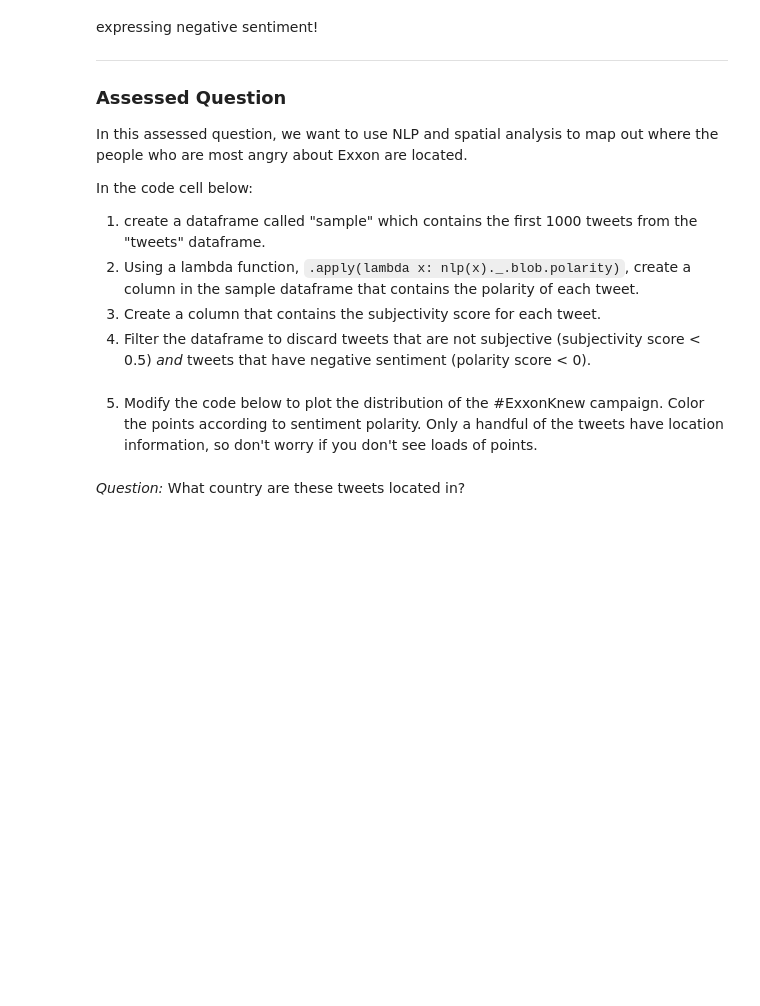
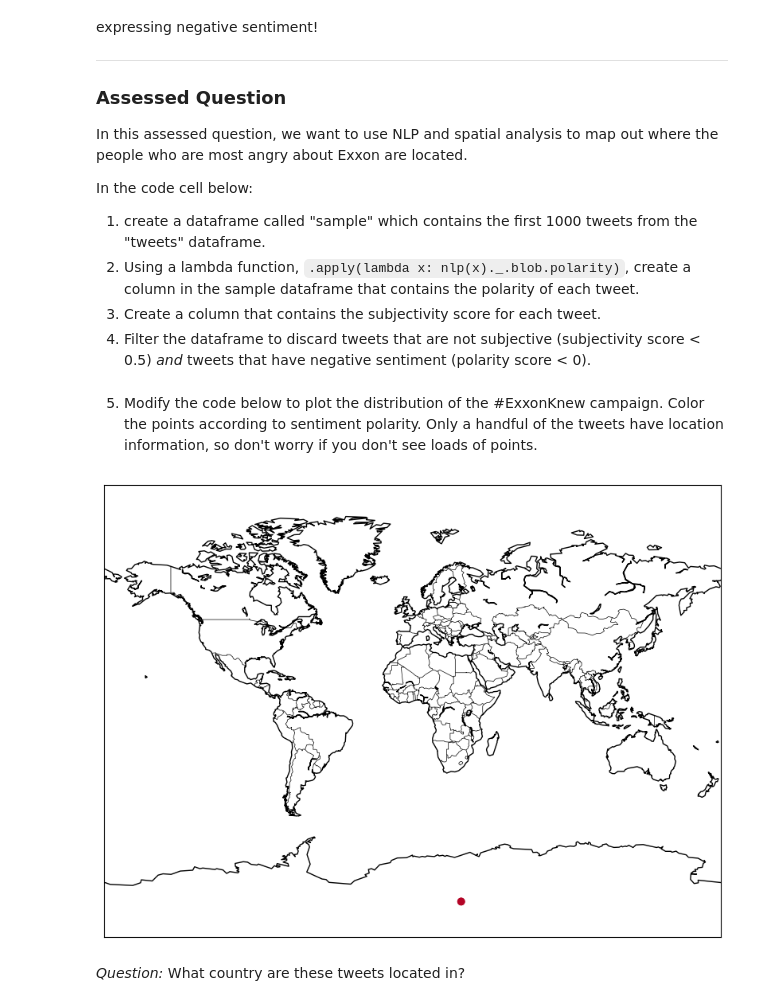
Before and after one commit to marialevina1/QM2, a Jupyter notebook: notebooks/W04. Natural Language Processing.ipynb, the cells around one changed output. Cells and saved outputs as stored; diff of their text form; code cells hidden in the pictures; blank space fills up the shorter version.

```diff
--- a/notebooks/W04. Natural Language Processing.ipynb
+++ b/notebooks/W04. Natural Language Processing.ipynb
@@ -653,5 +614,15 @@ In the code cell below:
 2. Using a lambda function, `.apply(lambda x: nlp(x)._.blob.polarity)`, create a column in the sample dataframe that contains the polarity of each tweet.
 3. Create a column that contains the subjectivity score for each tweet.
 4. Filter the dataframe to discard tweets that are not subjective (subjectivity score < 0.5) *and* tweets that have negative sentiment (polarity score < 0).
+# %%
+#1
+sample=tweets.head(1000).copy()
+#2
+sample['Polarity']=sample['text'].apply(lambda x:nlp(x)._.blob.polarity)
+#3
+sample['Subjectivity']=sample['text'].apply(lambda x:nlp(x)._.blob.subjectivity)
+sample[["text",'Polarity','Subjectivity']]
+#4
+sample = sample[sample['Subjectivity']>= 0.5]
 # %% [markdown]
 5. Modify the code below to plot the distribution of the #ExxonKnew campaign. Color the points according to sentiment polarity. Only a handful of the tweets have location information, so don't worry if you don't see loads of points.
@@ -674,2 +629,33 @@ map.scatter(
+# %%
+import matplotlib.pyplot as plt
+from mpl_toolkits.basemap import Basemap
+
+# Assuming 'sample' DataFrame has been prepared as described in your code
+
+# Set up Basemap
+map = Basemap(projection='mill')
+
+# Draw coastlines and countries
+map.drawcountries()
+map.drawcoastlines()
+
+# Filter sample DataFrame to only include tweets with location information and desired sentiment
+filtered_sample = sample[(sample['Subjectivity'] >= 0.5) & (sample['Polarity'] >= 0) & (sample['longitude'].notnull()) & (sample['latitude'].notnull())]
+
+# Scatter plot points on the map
+map.scatter(
+    filtered_sample['longitude'],  # Replace 'longitude' with your actual column name containing longitude data
+    filtered_sample['latitude'],   # Replace 'latitude' with your actual column name containing latitude data
+    c=filtered_sample['Polarity'], # Use sentiment polarity as color (replace with your polarity column name)
+    cmap='coolwarm',               # Choose a colormap (e.g., 'coolwarm')
+    latlon=True,
+    vmin=-1,
+    vmax=0
+)
+
+# Show the plot
+plt.show()
+# %% [output]
+[figure, added]
 # %% [markdown]
 *Question:* What country are these tweets located in?
```
Also changed, not shown: parts of 12 cells of this notebook.
